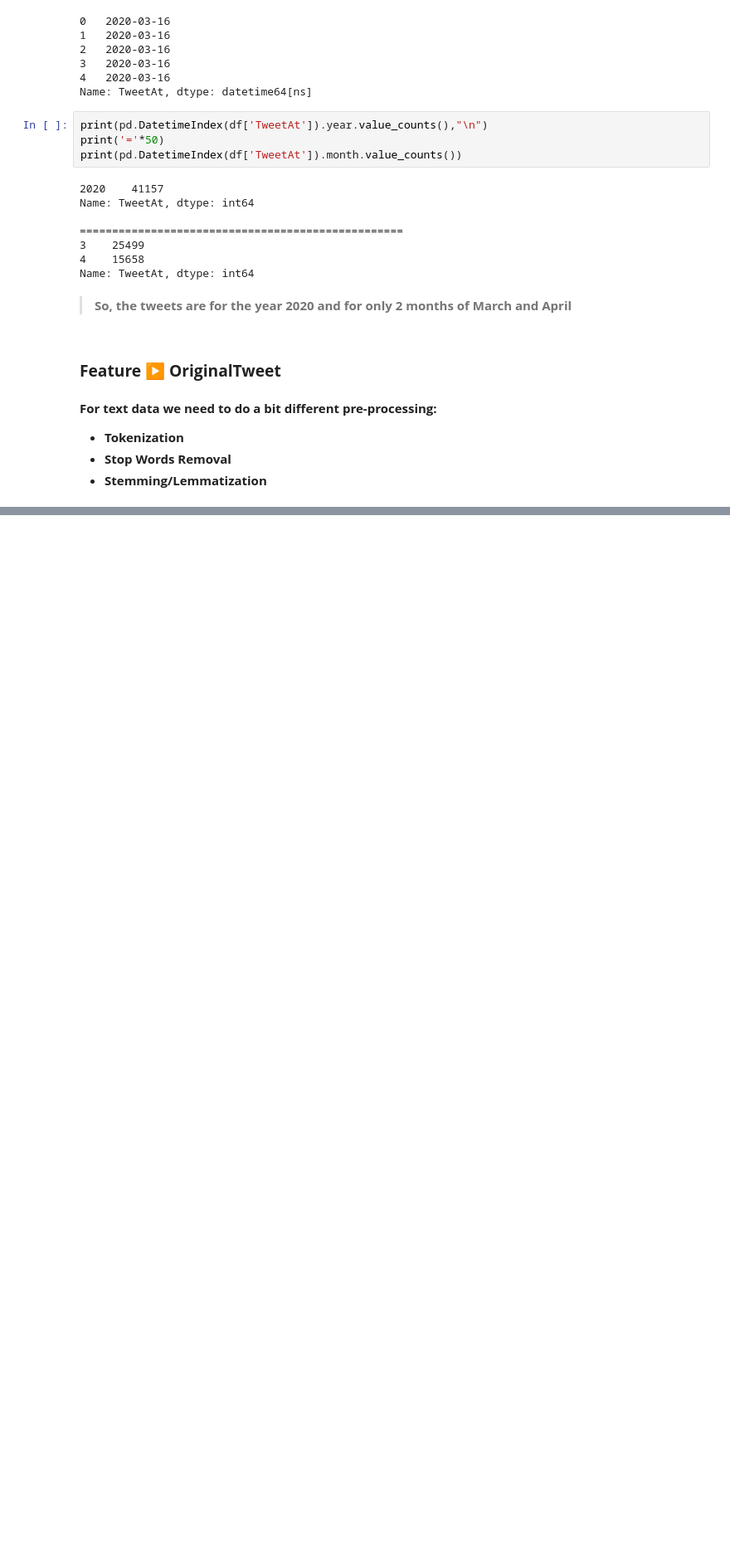
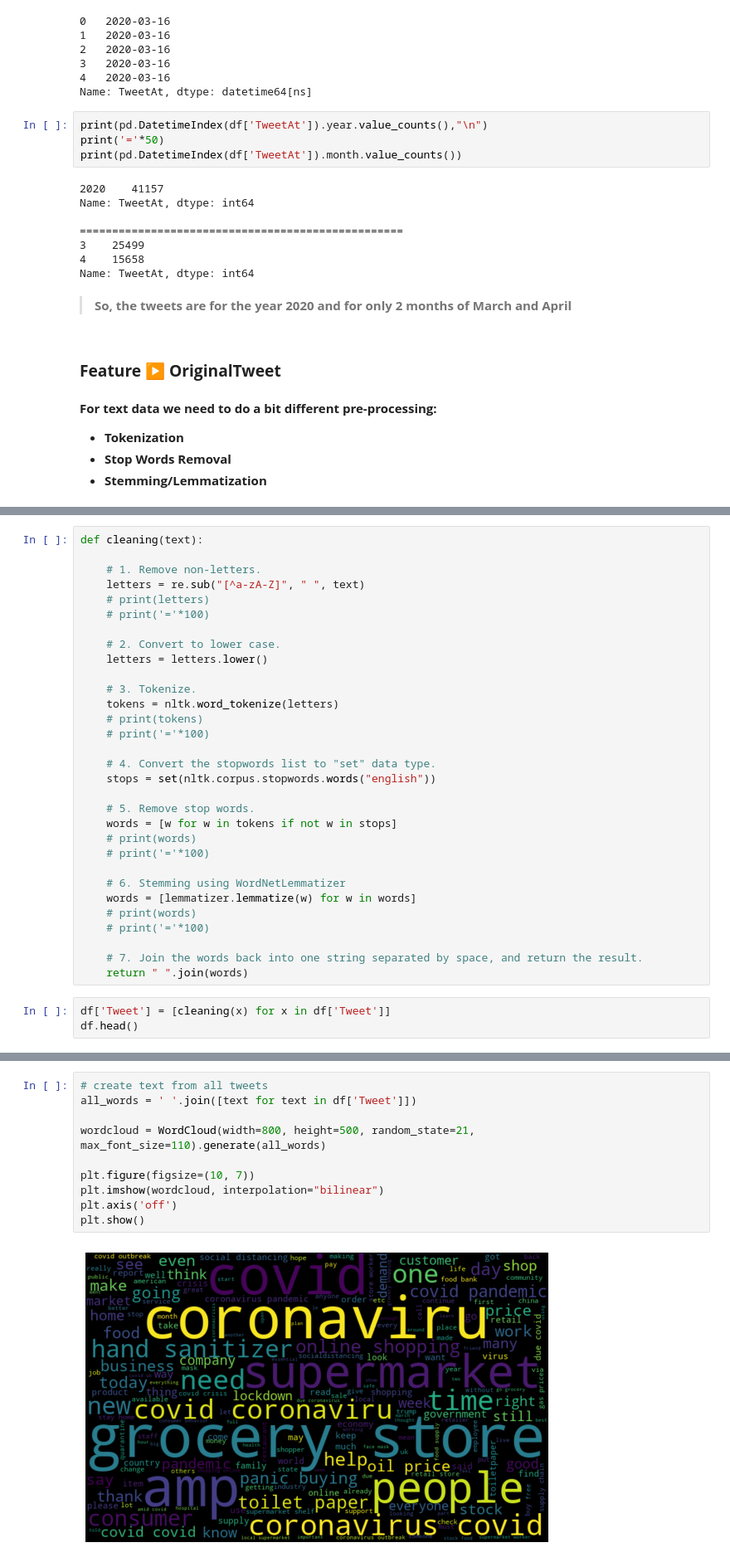
Before and after one commit to SairajNeelam/CoronaVirus-Tweet-Sentiment-Analysis, a Jupyter notebook: CoronaVirus_Tweet_Sentiment_Analysis.ipynb, the cells around one changed output, grey strips where cells are left out. Shown at 83% size. Cells and saved outputs as stored; diff of their text form; blank space fills up the shorter version.

```diff
--- a/CoronaVirus_Tweet_Sentiment_Analysis.ipynb
+++ b/CoronaVirus_Tweet_Sentiment_Analysis.ipynb
@@ -239,0 +313,34 @@ Name: TweetAt, dtype: int64
+# %%
+def cleaning(text):
+
+    # 1. Remove non-letters.
+    letters = re.sub("[^a-zA-Z]", " ", text)
+    # print(letters)
+    # print('='*100)
+
+    # 2. Convert to lower case.
+    letters = letters.lower()
+
+    # 3. Tokenize.
+    tokens = nltk.word_tokenize(letters)
+    # print(tokens)
+    # print('='*100)
+
+    # 4. Convert the stopwords list to "set" data type.
+    stops = set(nltk.corpus.stopwords.words("english"))
+
+    # 5. Remove stop words.
+    words = [w for w in tokens if not w in stops]
+    # print(words)
+    # print('='*100)
+
+    # 6. Stemming using WordNetLemmatizer
+    words = [lemmatizer.lemmatize(w) for w in words]
+    # print(words)
+    # print('='*100)
+
+    # 7. Join the words back into one string separated by space, and return the result.
+    return " ".join(words)
+# %%
+df['Tweet'] = [cleaning(x) for x in df['Tweet']]
+df.head()
@@ -239,0 +362,12 @@ Name: TweetAt, dtype: int64
+# %%
+# create text from all tweets
+all_words = ' '.join([text for text in df['Tweet']])
+
+wordcloud = WordCloud(width=800, height=500, random_state=21, max_font_size=110).generate(all_words)
+
+plt.figure(figsize=(10, 7))
+plt.imshow(wordcloud, interpolation="bilinear")
+plt.axis('off')
+plt.show()
+# %% [output]
+[figure, added]
```
Also changed, not shown: parts of 27 cells of this notebook.
